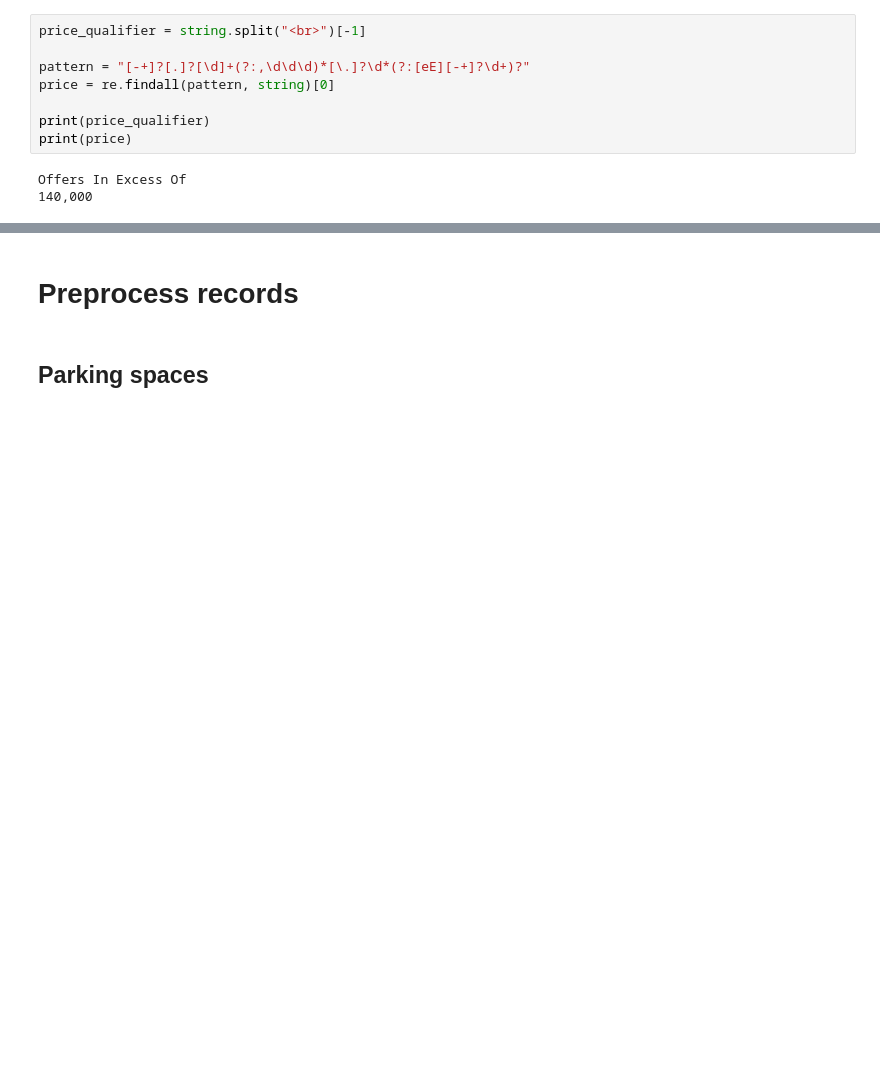
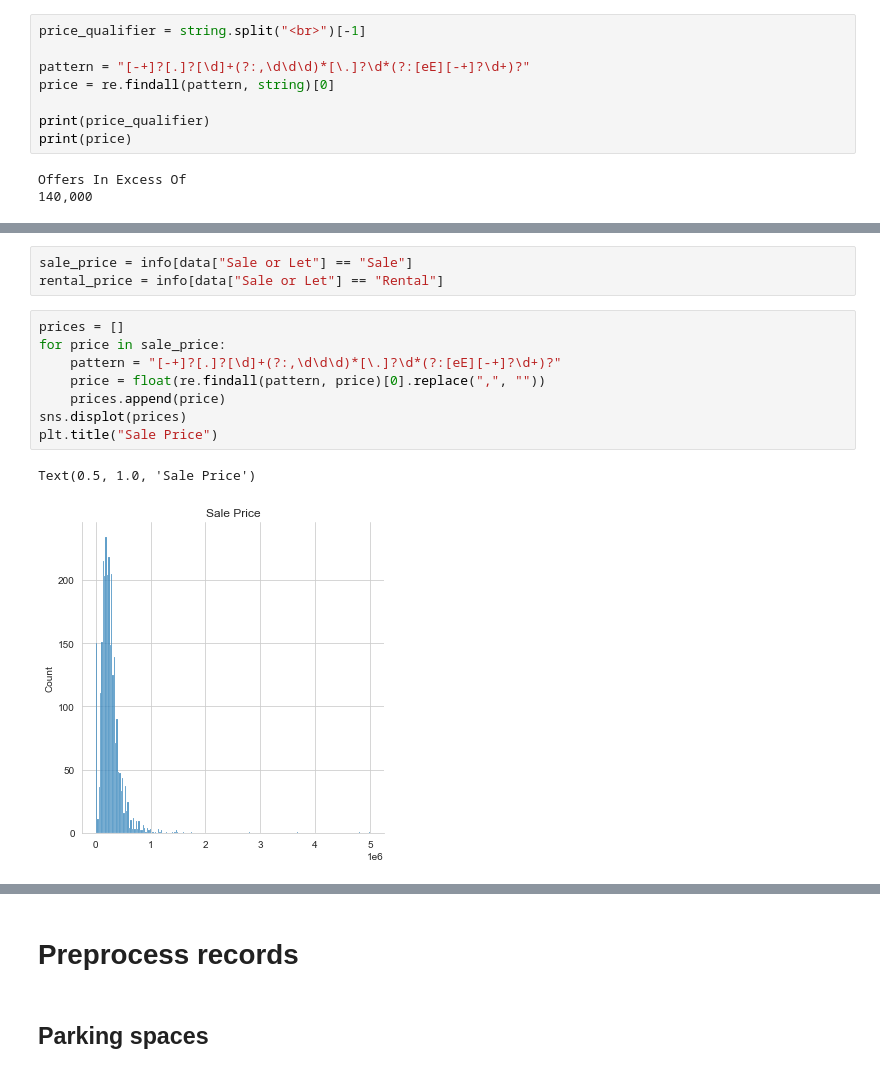
Before and after one commit to luowx0905/Individual-Project, a Jupyter notebook: sell property/read_dataset/read_property_data.ipynb, the cells around one changed output, grey strips where cells are left out. Cells and saved outputs as stored; diff of their text form; blank space fills up the shorter version.

```diff
--- a/sell property/read_dataset/read_property_data.ipynb
+++ b/sell property/read_dataset/read_property_data.ipynb
@@ -155,0 +220,14 @@ sns.boxplot(prices)
+# %%
+sale_price = info[data["Sale or Let"] == "Sale"]
+rental_price = info[data["Sale or Let"] == "Rental"]
+# %%
+prices = []
+for price in sale_price:
+    pattern = "[-+]?[.]?[\d]+(?:,\d\d\d)*[\.]?\d*(?:[eE][-+]?\d+)?"
+    price = float(re.findall(pattern, price)[0].replace(",", ""))
+    prices.append(price)
+sns.displot(prices)
+plt.title("Sale Price")
+# %% [output]
+Text(0.5, 1.0, 'Sale Price')
+[figure, added]
```
Also changed, not shown: parts of 25 cells of this notebook, 16 other files.
